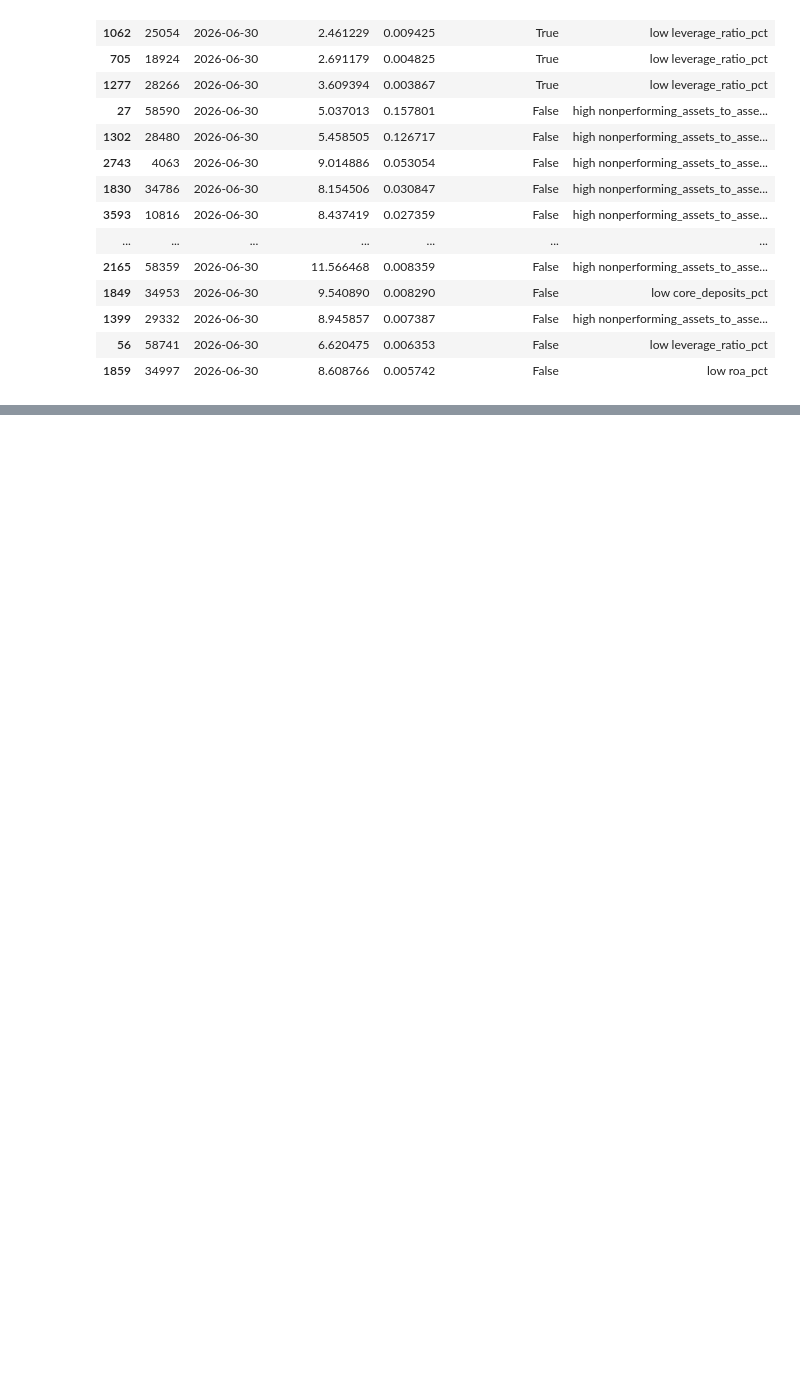
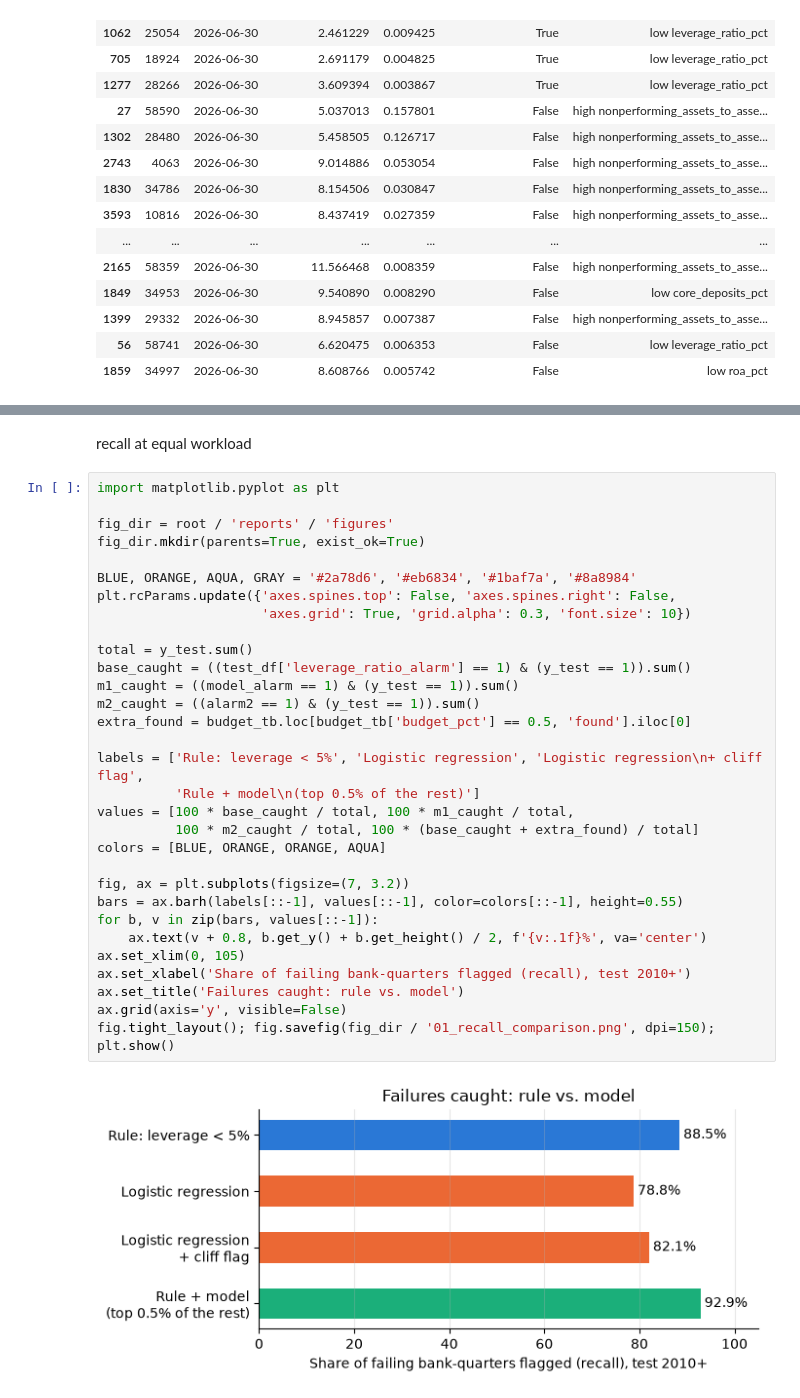
Before and after one commit to sunquan03/fdic-bank-distress-ews, a Jupyter notebook: notebooks/model.ipynb, the cells around one changed output, grey strips where cells are left out. Drawn from its saved outputs; the diff is of its cells as text; blank space fills up the shorter version.

Commit message:
add comparison charts for (recall), (failure cathces by quarters), (2nd net vs rand visits)

```diff
--- a/notebooks/model.ipynb
+++ b/notebooks/model.ipynb
@@ -569,3 +569,38 @@ watchlist[cols]
 | 1399 | 29332 | FIRST SOUTHERN BANK | AL | 8.945857 | 0.007387 | False | True | ... |
 | 56 | 58741 | FIELDPOINT PRIVATE B&T | CT | 6.620475 | 0.006353 | False | True | ... |
 | 1859 | 34997 | BAYFIRST NATIONAL BANK | FL | 8.608766 | 0.005742 | False | True | ... |
+# %% [markdown]
+recall at equal workload
+# %%
+import matplotlib.pyplot as plt
+
+fig_dir = root / 'reports' / 'figures'
+fig_dir.mkdir(parents=True, exist_ok=True)
+
+BLUE, ORANGE, AQUA, GRAY = '#2a78d6', '#eb6834', '#1baf7a', '#8a8984'
+plt.rcParams.update({'axes.spines.top': False, 'axes.spines.right': False,
+                     'axes.grid': True, 'grid.alpha': 0.3, 'font.size': 10})
+
+total = y_test.sum()
+base_caught = ((test_df['leverage_ratio_alarm'] == 1) & (y_test == 1)).sum()
+m1_caught = ((model_alarm == 1) & (y_test == 1)).sum()
+m2_caught = ((alarm2 == 1) & (y_test == 1)).sum()
+extra_found = budget_tb.loc[budget_tb['budget_pct'] == 0.5, 'found'].iloc[0]
+
+labels = ['Rule: leverage < 5%', 'Logistic regression', 'Logistic regression\n+ cliff flag',
+          'Rule + model\n(top 0.5% of the rest)']
+values = [100 * base_caught / total, 100 * m1_caught / total,
+          100 * m2_caught / total, 100 * (base_caught + extra_found) / total]
+colors = [BLUE, ORANGE, ORANGE, AQUA]
+
+fig, ax = plt.subplots(figsize=(7, 3.2))
+bars = ax.barh(labels[::-1], values[::-1], color=colors[::-1], height=0.55)
+for b, v in zip(bars, values[::-1]):
+    ax.text(v + 0.8, b.get_y() + b.get_height() / 2, f'{v:.1f}%', va='center')
+ax.set_xlim(0, 105)
+ax.set_xlabel('Share of failing bank-quarters flagged (recall), test 2010+')
+ax.set_title('Failures caught: rule vs. model')
+ax.grid(axis='y', visible=False)
+fig.tight_layout(); fig.savefig(fig_dir / '01_recall_comparison.png', dpi=150); plt.show()
+# %% [output]
+[figure, added]
```
Also changed, not shown: parts of 4 cells of this notebook, 3 other files.
